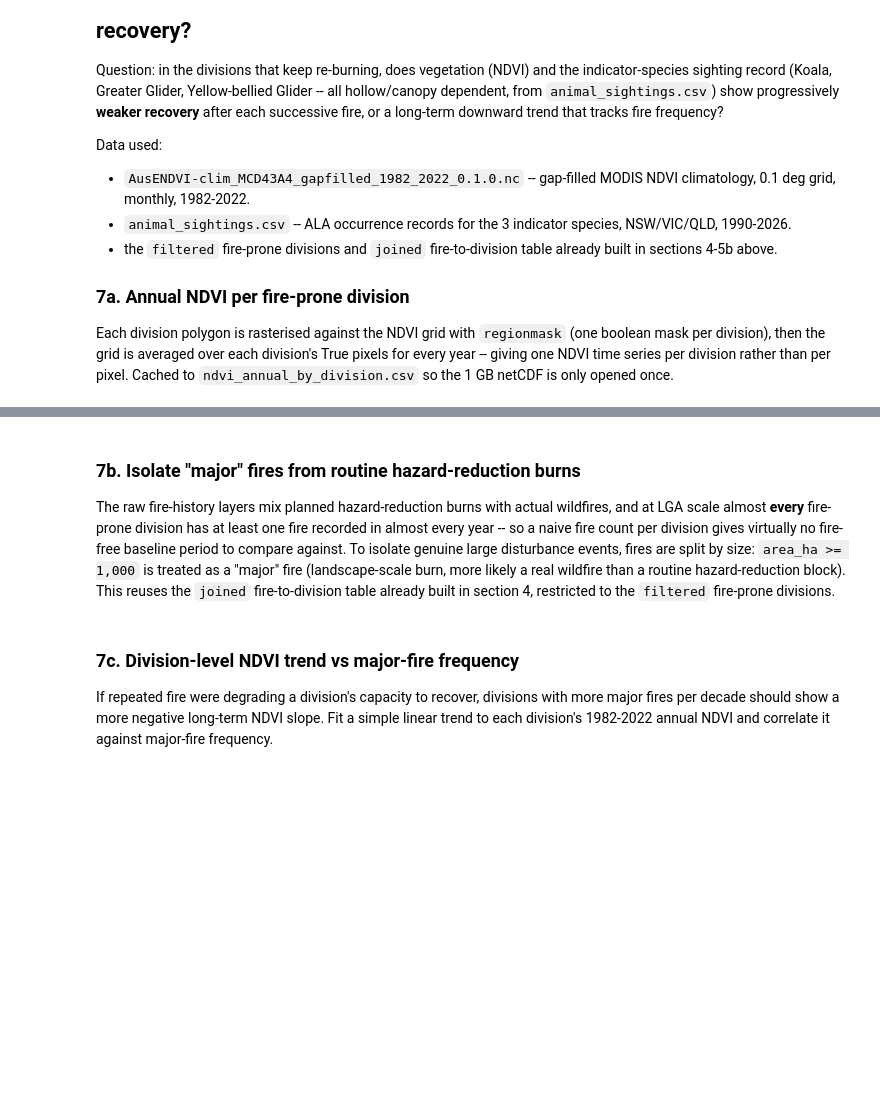
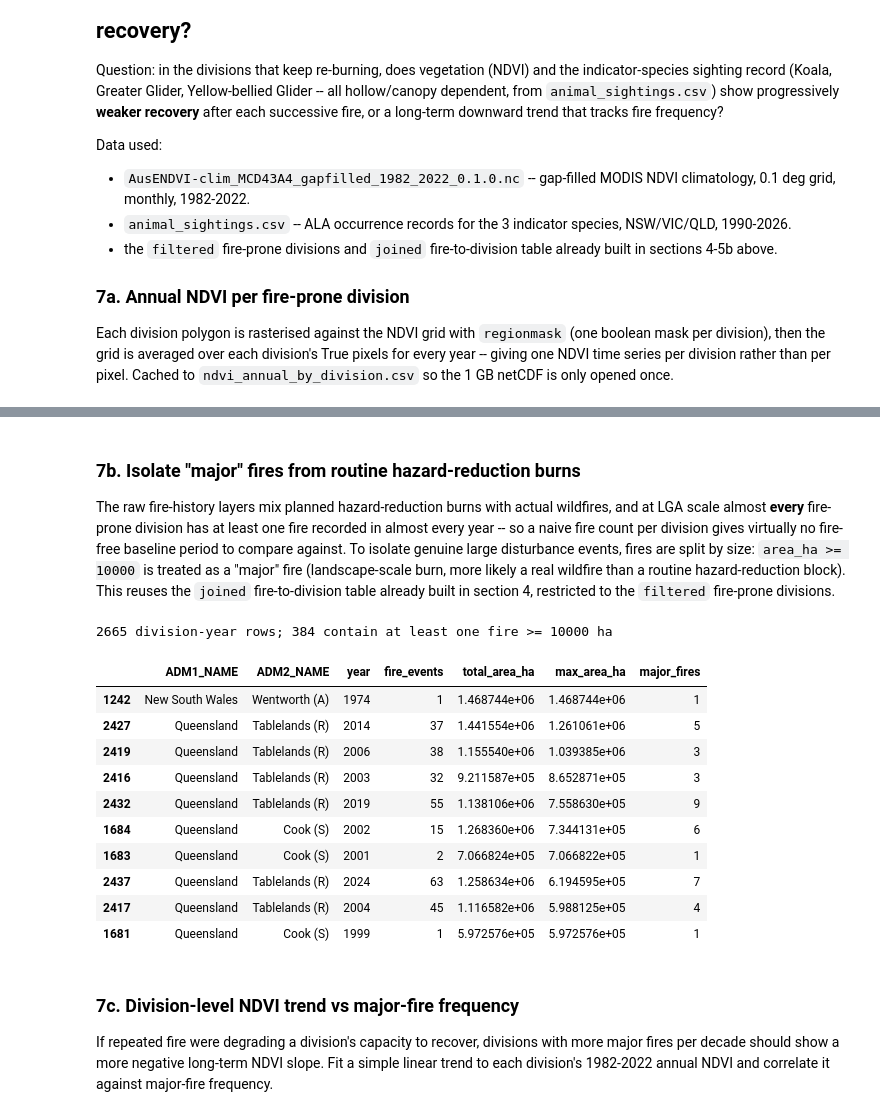
Before and after one commit to steviee-usyd2906/Winter-Data-Challenge, a Jupyter notebook: notebooks/fire_history_eda.ipynb, the cells around one changed output, grey strips where cells are left out. Drawn from its saved outputs; the diff is of its cells as text; code cells hidden in the pictures; blank space fills up the shorter version.

```diff
--- a/notebooks/fire_history_eda.ipynb
+++ b/notebooks/fire_history_eda.ipynb
@@ -388,30 +418,43 @@ The raw fire-history layers mix planned hazard-reduction burns with actual
 wildfires, and at LGA scale almost **every** fire-prone division has at least
 one fire recorded in almost every year -- so a naive fire count per division
 gives virtually no fire-free baseline period to compare against. To isolate
-genuine large disturbance events, fires are split by size: `area_ha >= 1,000`
+genuine large disturbance events, fires are split by size: `area_ha >= 10000`
 is treated as a "major" fire (landscape-scale burn, more likely a real wildfire
 than a routine hazard-reduction block). This reuses the `joined` fire-to-division
 table already built in section 4, restricted to the `filtered` fire-prone
 divisions.
 # %%
-MAJOR_FIRE_HA = 1000  # landscape-scale burn threshold, separates wildfires from small hazard-reduction blocks
+MAJOR_FIRE_HA = 10000  # landscape-scale burn threshold, separates wildfires from small hazard-reduction blocks
 
 fire_events = (
     joined.dropna(subset=["ADM2_NAME", "start_date"])
     .merge(filtered[["ADM1_NAME", "ADM2_NAME"]], on=["ADM1_NAME", "ADM2_NAME"], how="inner")
     .assign(year=lambda d: d["start_date"].dt.year, is_major=lambda d: d["area_ha"] >= MAJOR_FIRE_HA)
     .groupby(["ADM1_NAME", "ADM2_NAME", "year"])
     .agg(fire_events=("area_ha", "size"), total_area_ha=("area_ha", "sum"),
          max_area_ha=("area_ha", "max"), major_fires=("is_major", "sum"))
     .reset_index()
 )
 fire_events["year"] = fire_events["year"].astype(int)
 fire_events.to_csv(os.path.join(DATA_DIR, "fire_events_by_division_year.csv"), index=False)
 
 major_fire_years = fire_events[fire_events["major_fires"] > 0]
 print(f"{len(fire_events)} division-year rows; "
       f"{len(major_fire_years)} contain at least one fire >= {MAJOR_FIRE_HA} ha")
 fire_events.sort_values("max_area_ha", ascending=False).head(10)
+# %% [output]
+2665 division-year rows; 384 contain at least one fire >= 10000 ha
+|  | ADM1_NAME | ADM2_NAME | year | fire_events | total_area_ha | max_area_ha | major_fires |
+| 1242 | New South Wales | Wentworth (A) | 1974 | 1 | 1.468744e+06 | 1.468744e+06 | 1 |
+| 2427 | Queensland | Tablelands (R) | 2014 | 37 | 1.441554e+06 | 1.261061e+06 | 5 |
+| 2419 | Queensland | Tablelands (R) | 2006 | 38 | 1.155540e+06 | 1.039385e+06 | 3 |
+| 2416 | Queensland | Tablelands (R) | 2003 | 32 | 9.211587e+05 | 8.652871e+05 | 3 |
+| 2432 | Queensland | Tablelands (R) | 2019 | 55 | 1.138106e+06 | 7.558630e+05 | 9 |
+| 1684 | Queensland | Cook (S) | 2002 | 15 | 1.268360e+06 | 7.344131e+05 | 6 |
+| 1683 | Queensland | Cook (S) | 2001 | 2 | 7.066824e+05 | 7.066822e+05 | 1 |
+| 2437 | Queensland | Tablelands (R) | 2024 | 63 | 1.258634e+06 | 6.194595e+05 | 7 |
+| 2417 | Queensland | Tablelands (R) | 2004 | 45 | 1.116582e+06 | 5.988125e+05 | 4 |
+| 1681 | Queensland | Cook (S) | 1999 | 1 | 5.972576e+05 | 5.972576e+05 | 1 |
 # %% [markdown]
 ### 7c. Division-level NDVI trend vs major-fire frequency
 
```
Also changed, not shown: parts of 9 cells of this notebook, 2 other files.
